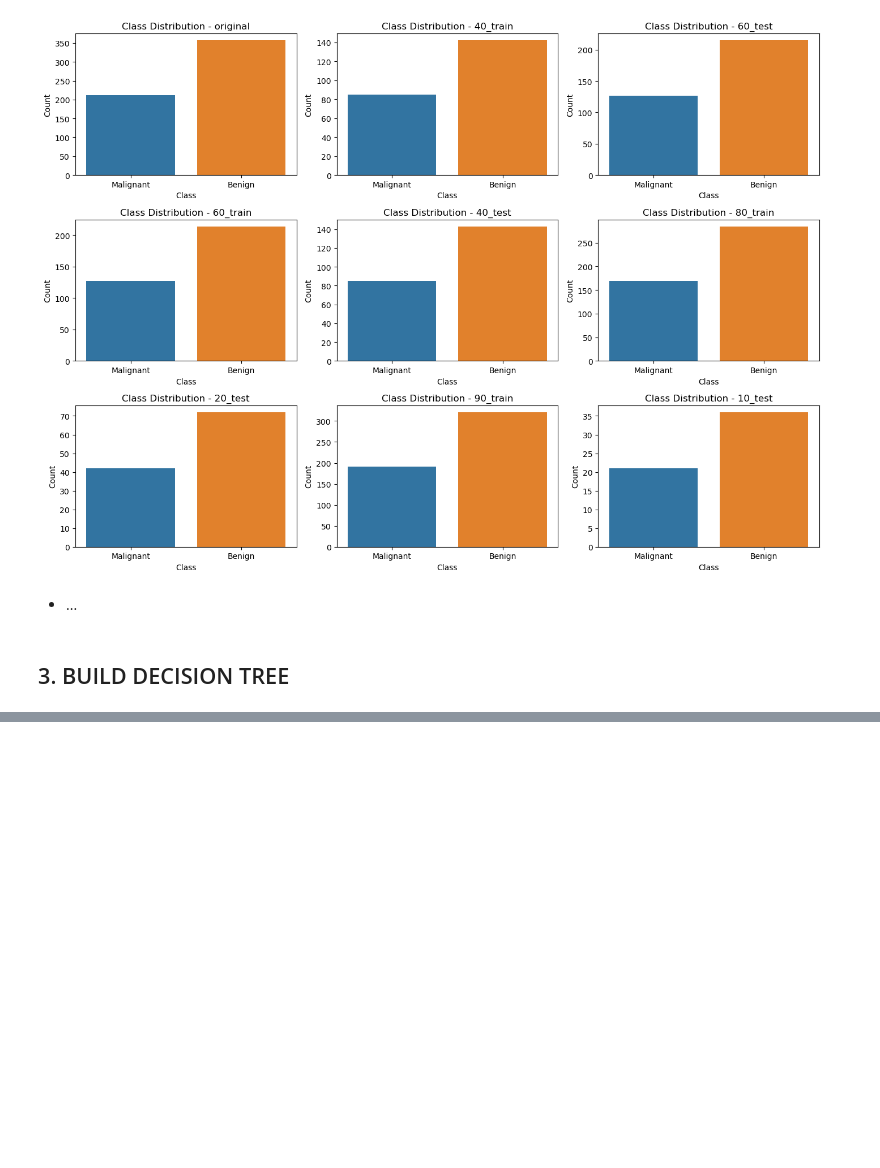
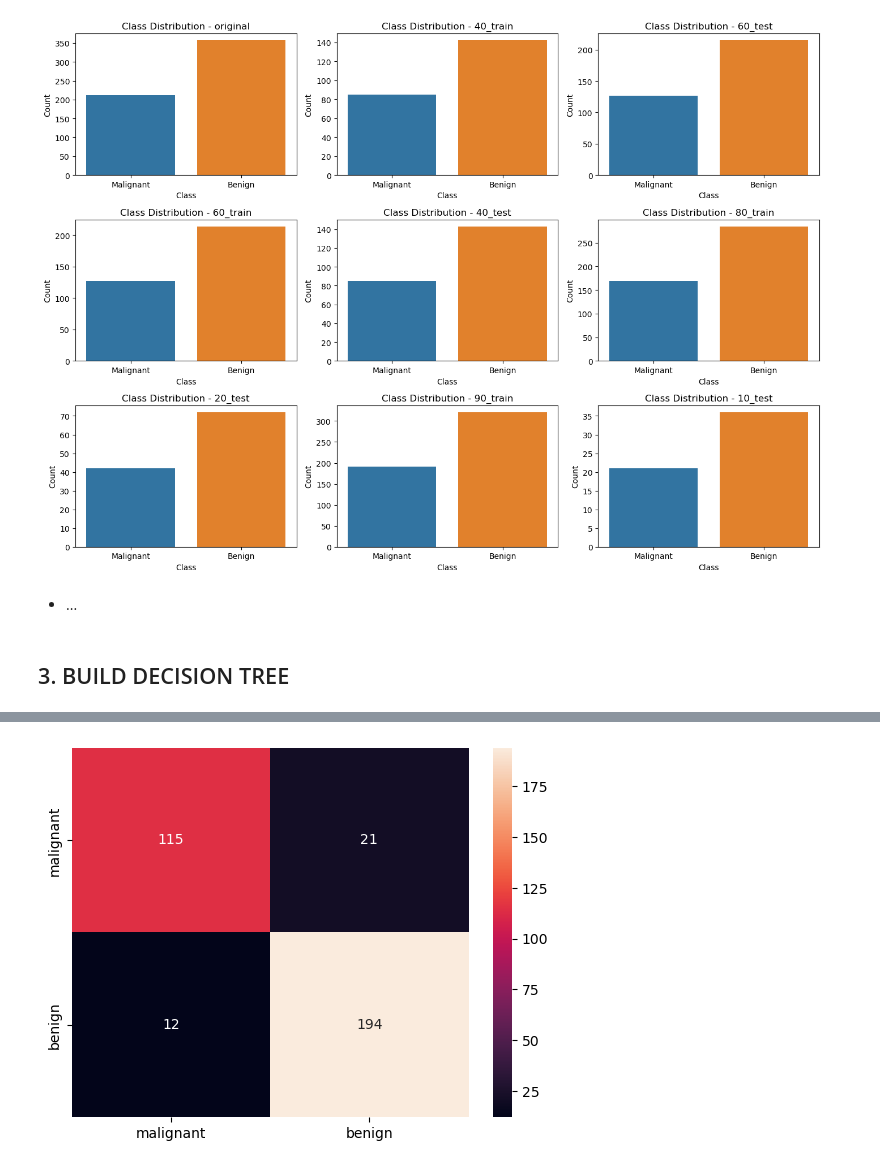
Before and after one commit to Tuyen572004/Decision-Tree, a Jupyter notebook: Source/Cancer/DecisionTree_Cancer.ipynb, the cells around one changed output, grey strips where cells are left out. Drawn from its saved outputs; the diff is of its cells as text; code cells hidden in the pictures; blank space fills up the shorter version.

Commit message:
update decision tree for breast cancer with some unknow mistake :DDD

```diff
--- a/Source/Cancer/DecisionTree_Cancer.ipynb
+++ b/Source/Cancer/DecisionTree_Cancer.ipynb
@@ -26,6 +25,7 @@ breast_cancer = load_breast_cancer()
 X = breast_cancer.data
 y = breast_cancer.target
 feature_names = breast_cancer.feature_names
+target_names = breast_cancer.target_names
 
 df = pd.DataFrame(X, columns=feature_names)
 df['Label'] = y
@@ -179,0 +84,26 @@ Accuracy: 0.631578947368421
+# %%
+class Node:
+    def __init__(self, feature=None, threshold=None, entropy=None, samples=None, value=None, class_label=None):
+        self.feature = feature          # Thuộc tính phân chia tại node
+        self.threshold = threshold      # Ngưỡng để phân chia
+        self.entropy = entropy          # Độ hỗn loạn (entropy hoặc gini)
+        self.samples = samples          # Số lượng mẫu tại node
+        self.value = value              # Phân phối các lớp [số mẫu lớp 0, số mẫu lớp 1, ...]
+        self.class_label = class_label  # Lớp chiếm đa số tại node
+
+        self.left = None                # Nhánh trái
+        self.right = None               # Nhánh phải
+
+    def is_leaf(self):
+        """Kiểm tra nếu node là node lá."""
+        return self.left is None and self.right is None
+
+    def summary(self):
+        """Trả về chuỗi tóm tắt để hiển thị trên Graphviz."""
+        class_name = target_names[self.class_label]
+        feature_name = feature_names[self.feature]
+
+        if self.is_leaf():
+            return f"entropy = {self.entropy:.3f}\nsamples = {self.samples}\nvalue = {self.value}\nclass = {class_name}"
+        else:
+            return f"{feature_name} ≤ {self.threshold}\nentropy = {self.entropy:.3f}\nsamples = {self.samples}\nvalue = {self.value}\nclass = {class_name}"
@@ -179,0 +213,11 @@ Accuracy: 0.631578947368421
+# %%
+X_train_40 = datasets['40_train'][0]
+y_train_40 = datasets['40_train'][1]
+X_test_60 = datasets['60_test'][0]
+y_test_60 = datasets['60_test'][1]
+
+dt = DecisionTree()
+dt.fit(X_train_40, y_train_40)
+y_predict_60 = dt.predict(X_test_60)
+
+print("Accuracy:", accuracy_score(y_test_60, y_predict_60))
@@ -179,0 +240,5 @@ Accuracy: 0.631578947368421
+# %%
+matrix = confusion_matrix(y_predict_60, y_test_60)
+sns.heatmap(matrix, annot=True, fmt = 'd', xticklabels=target_names, yticklabels=target_names);
+# %% [output]
+[figure, added]
```
Also changed, not shown: parts of 9 cells of this notebook, 1 other file.
